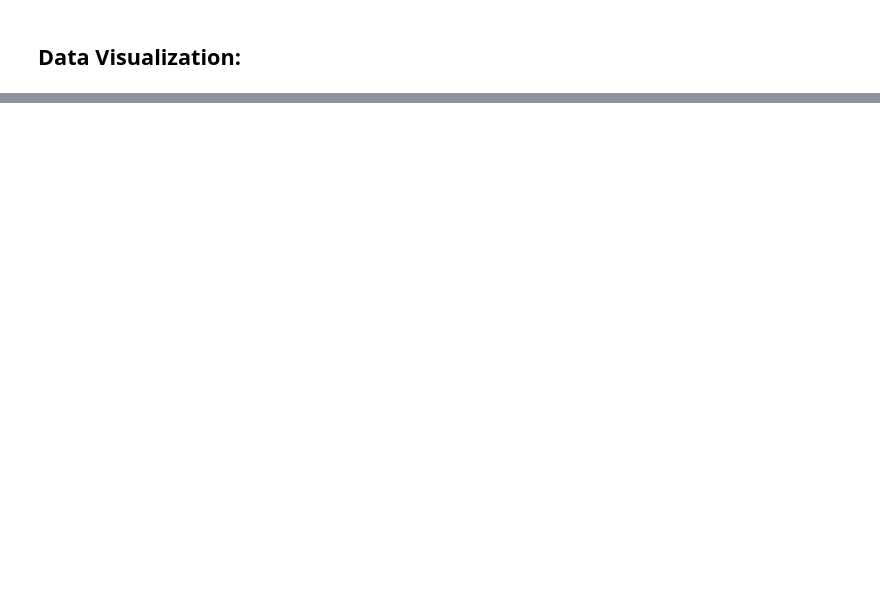
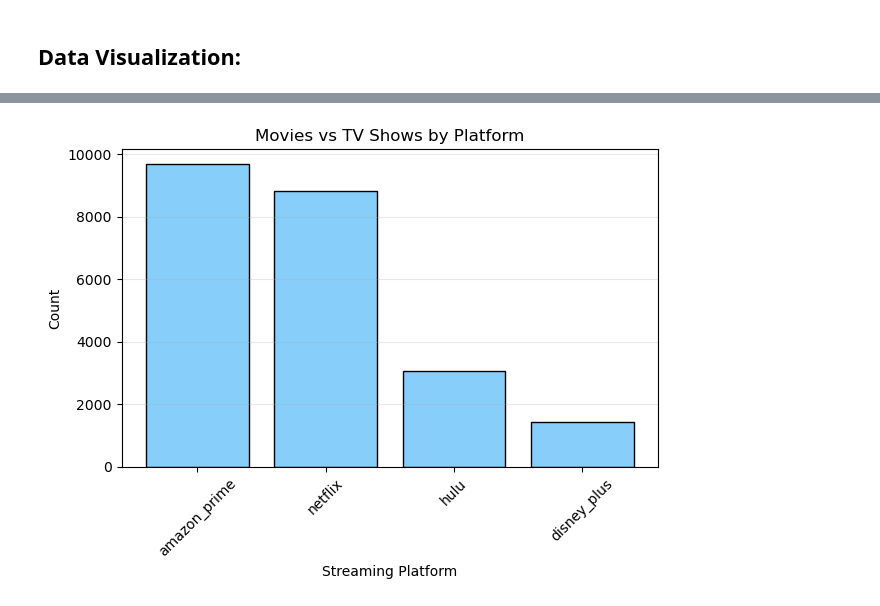
Before and after one commit to karisp94/si618_project, a Jupyter notebook: ProjectPart1.ipynb, the cells around one changed output, grey strips where cells are left out. Saved outputs shown, nothing was run; the diff lists cells and outputs as text; code cells hidden in the pictures; blank space fills up the shorter version.

```diff
--- a/ProjectPart1.ipynb
+++ b/ProjectPart1.ipynb
@@ -177,0 +222,13 @@ Combined dataframe columns Index(['movie_or_serie', 'title', 'release_year', 'du
+# %%
+# number of movies and TV shows by platform
+counts = streaming_combines["channel_streaming"].value_counts()
+plt.bar(counts.index, counts.values, color="lightskyblue", edgecolor='black')
+plt.xlabel("Streaming Platform")
+plt.ylabel("Count")
+plt.title("Movies vs TV Shows by Platform")
+plt.xticks(rotation=45)
+plt.grid(axis="y", alpha=0.3)
+plt.tight_layout()
+plt.show()
+# %% [output]
+[figure, added]
```
Also changed, not shown: parts of 13 cells of this notebook, 1 other file.
